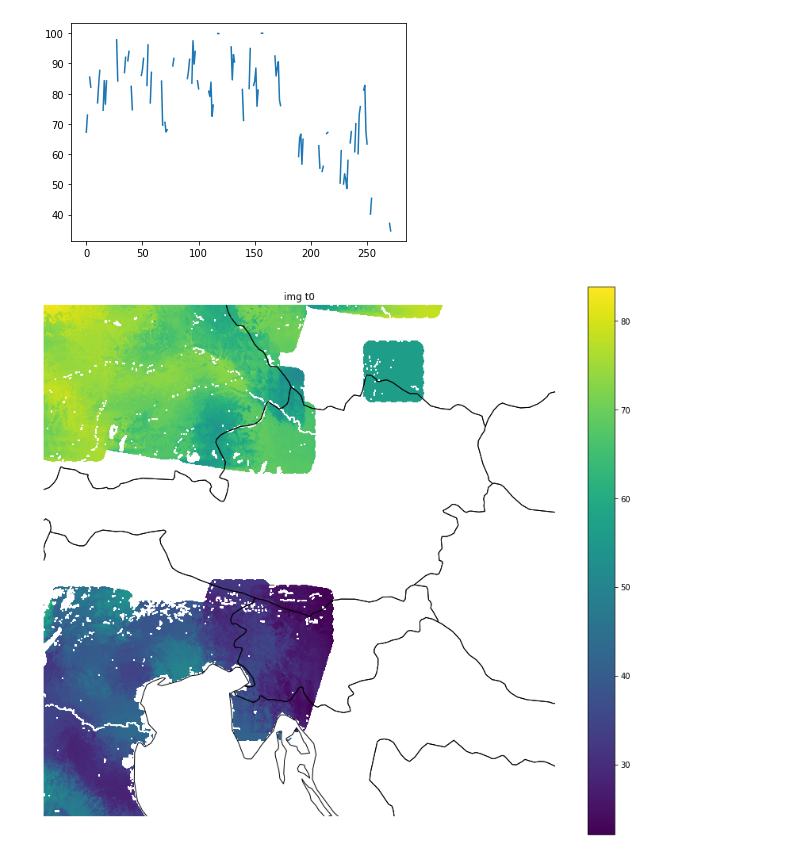
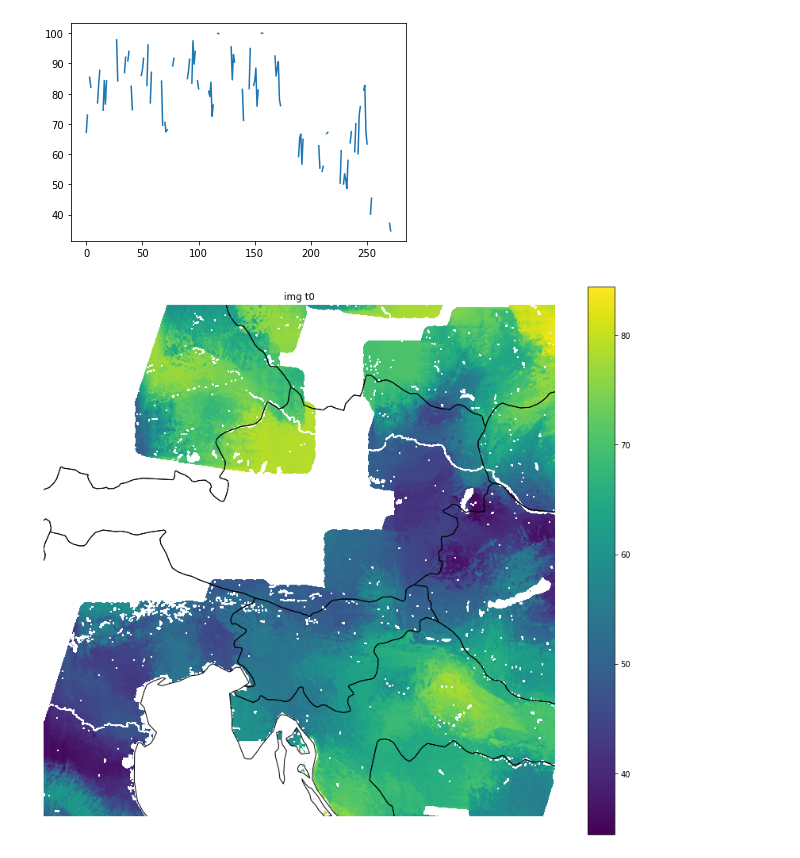
Before and after one commit to TUW-GEO/ascat, a Jupyter notebook: docs/read_ascat_nrt_stacked.ipynb, the cells around one changed output. Saved outputs shown, nothing was run; the diff lists cells and outputs as text; code cells hidden in the pictures.

```diff
--- a/docs/read_ascat_nrt_stacked.ipynb
+++ b/docs/read_ascat_nrt_stacked.ipynb
@@ -28,7 +28,7 @@ import cartopy.feature as cfeature
 We can combine files or stacks into a single stack for time series plotting.
 # %%
 #set source directory
-dir = '/home/leonard/Documents/TUWIEN/test_files/'
+dir = ''#path to test data
 input_path = dir+'*.nc'
 output_path = dir+'stacked/'
 
@@ -204,7 +203,7 @@ plot_map(img, extent, title=title)
 
 We can also read a single stack with xarray.
 # %%
-ds_xr = xr.open_mfdataset('/home/leonard/Documents/TUWIEN/test_files/*.nc')
+ds_xr = xr.open_mfdataset(input_path)
 # %%
 #define grid for plotting
 e7_grid = Equi7Grid(500)
@@ -226,13 +225,13 @@ plt.plot(sm_xr)
 [figure]
 # %%
 #define image source to be plotted
-img = ds['sm'].values[0,:,:]
+img = ds_xr['sm'].values[1,:,:]
 title = 'img t0'
 
-x = ds.variables['x'][:]
-y = ds.variables['y'][:]
+x = ds_xr.variables['x'][:]
+y = ds_xr.variables['y'][:]
 extent = [x.min(), x.max(), y.min(), y.max()]
 
 plot_map(img, extent, title=title)
 # %% [output]
-[figure, old version]
+[figure, new version]
```
Also changed, not shown: parts of 1 cell of this notebook.
